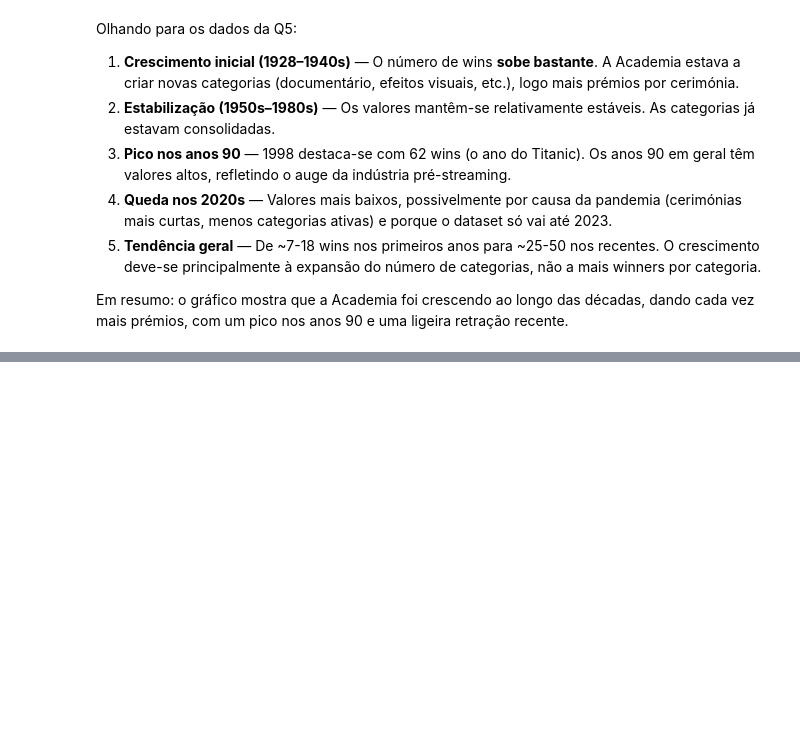
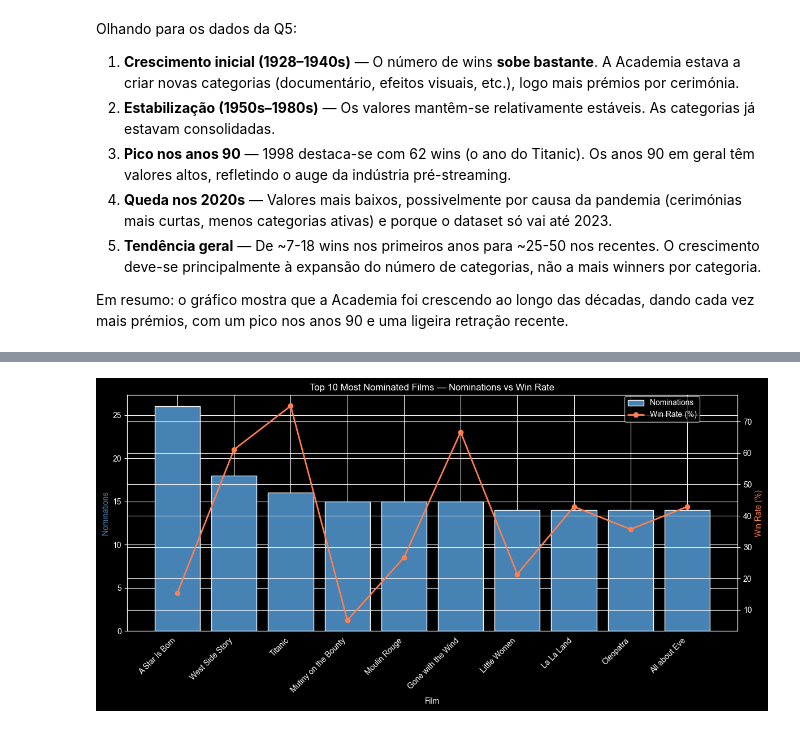
Before and after one commit to David11PD/DW_Assig, a Jupyter notebook: visualizations.ipynb, the cells around one changed output, grey strips where cells are left out. Cells and saved outputs as stored; diff of their text form; code cells hidden in the pictures; blank space fills up the shorter version.

Commit message:
Add top 10 films nominations vs win rate dual axis chart (Q8)

```diff
--- a/visualizations.ipynb
+++ b/visualizations.ipynb
@@ -171,3 +171,20 @@ Olhando para os dados da Q5:
   5. **Tendência geral** — De ~7-18 wins nos primeiros anos para ~25-50 nos recentes. O crescimento deve-se principalmente à expansão do número de categorias, não a mais winners por categoria.
 
   Em resumo: o gráfico mostra que a Academia foi crescendo ao longo das décadas, dando            cada vez mais prémios, com um pico nos anos 90 e uma ligeira retração recente.
+# %%
+# Gráfico 4 — Q8: Top 10 filmes mais nomeados com Win Rate (bar chart com dual axis)
+
+q8 = pd.read_sql_query("""
+      SELECT df.title, COUNT(*) AS nominations,
+             SUM(fn.win_count) AS wins,
+             ROUND(100.0 * SUM(fn.win_count) / COUNT(*), 1) AS win_rate_pct
+      FROM fact_nomination fn
+      JOIN dim_film df ON fn.film_key = df.film_key
+      WHERE df.title IS NOT NULL
+      GROUP BY df.title
+      HAVING nominations >= 3
+      ORDER BY nominations DESC
+      LIMIT 10
+""", conn)
+
+q8
@@ -173,0 +203,23 @@ Olhando para os dados da Q5:
+# %%
+fig, ax1 = plt.subplots(figsize=(12, 6))
+
+x = range(len(q8))
+
+# Barras — nominations (eixo Y esquerdo)
+ax1.bar(x, q8['nominations'], color='steelblue', label='Nominations')
+ax1.set_xlabel('Film')
+ax1.set_ylabel('Nominations', color='steelblue')
+ax1.set_xticks(x)
+ax1.set_xticklabels(q8['title'], rotation=45, ha='right')
+
+ax2 = ax1.twinx()
+ax2.plot(x, q8['win_rate_pct'], color='coral', marker='o', linewidth=2)
+ax2.set_ylabel('Win Rate (%)', color='coral')
+
+fig.legend(['Nominations', 'Win Rate (%)'], loc='upper right', bbox_to_anchor=(0.9, 0.95))
+
+plt.title('Top 10 Most Nominated Films — Nominations vs Win Rate')
+plt.tight_layout()
+plt.show()
+# %% [output]
+[figure, added]
```
Also changed, not shown: parts of 2 cells of this notebook.
